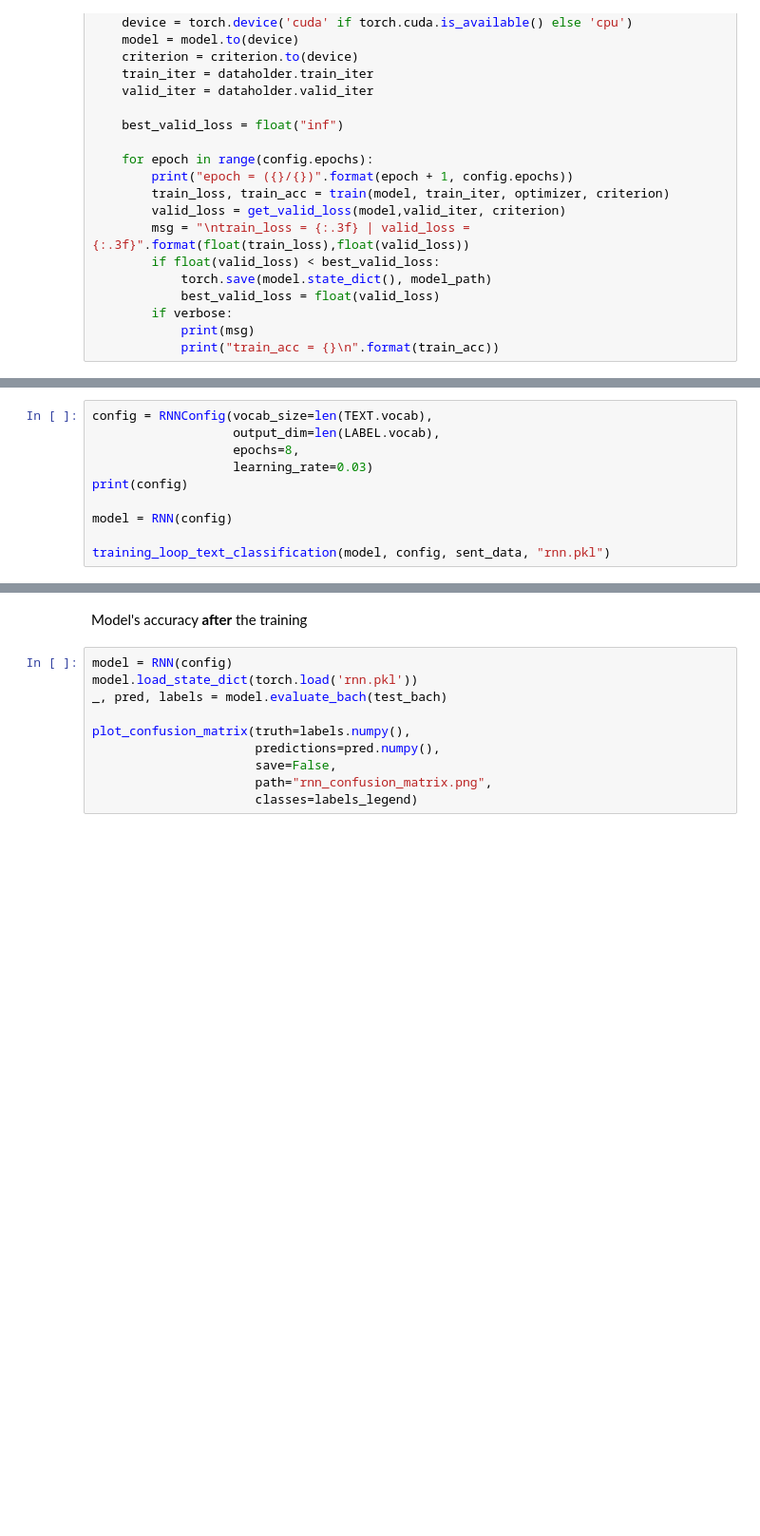
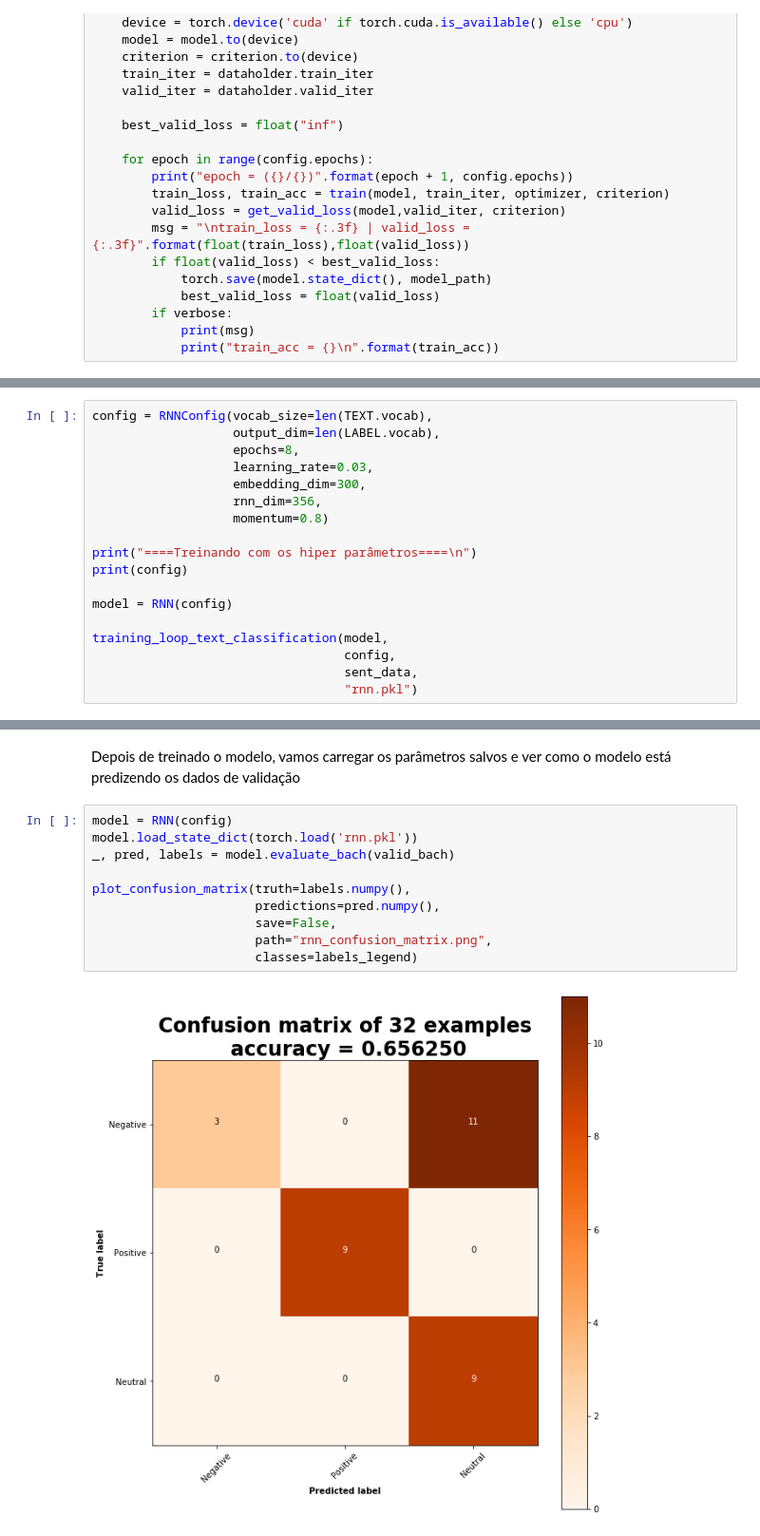
Before and after one commit to felipessalvatore/PROPOR2018, a Jupyter notebook: notebooks/sentiment_analysis.ipynb, the cells around one changed output, grey strips where cells are left out. Shown: that part at 95% size. Drawn from its saved outputs; the diff is of its cells as text; blank space fills up the shorter version.

```diff
--- a/notebooks/sentiment_analysis.ipynb
+++ b/notebooks/sentiment_analysis.ipynb
@@ -460,9 +574,17 @@ def training_loop_text_classification(model, config, dataholder, model_path, ver
 config = RNNConfig(vocab_size=len(TEXT.vocab),
                    output_dim=len(LABEL.vocab),
                    epochs=8,
-                   learning_rate=0.03)
+                   learning_rate=0.03,
+                   embedding_dim=300,
+                   rnn_dim=356,
+                   momentum=0.8)
+
+print("====Treinando com os hiper parâmetros====\n")
 print(config)
 
 model = RNN(config)
 
-training_loop_text_classification(model, config, sent_data, "rnn.pkl")
+training_loop_text_classification(model,
+                                  config,
+                                  sent_data,
+                                  "rnn.pkl")
@@ -469,12 +609,14 @@ training_loop_text_classification(model, config, sent_data, "rnn.pkl")
-# %% [markdown]
-Model's accuracy **after** the training
+# %% [markdown]
+Depois de treinado o modelo, vamos carregar os parâmetros salvos e ver como o modelo está predizendo os dados de validação
 # %%
 model = RNN(config)
 model.load_state_dict(torch.load('rnn.pkl'))
-_, pred, labels = model.evaluate_bach(test_bach)
+_, pred, labels = model.evaluate_bach(valid_bach)
 
 plot_confusion_matrix(truth=labels.numpy(),
                       predictions=pred.numpy(),
                       save=False,
                       path="rnn_confusion_matrix.png",
                       classes=labels_legend)
+# %% [output]
+[figure, added]
```
Also changed, not shown: parts of 51 cells of this notebook.
